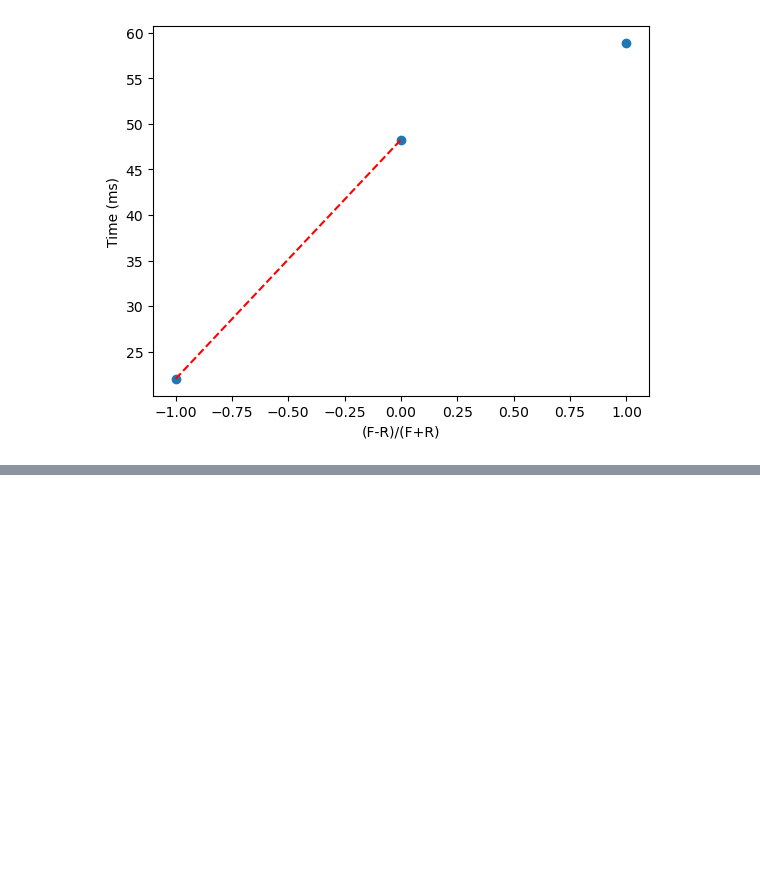
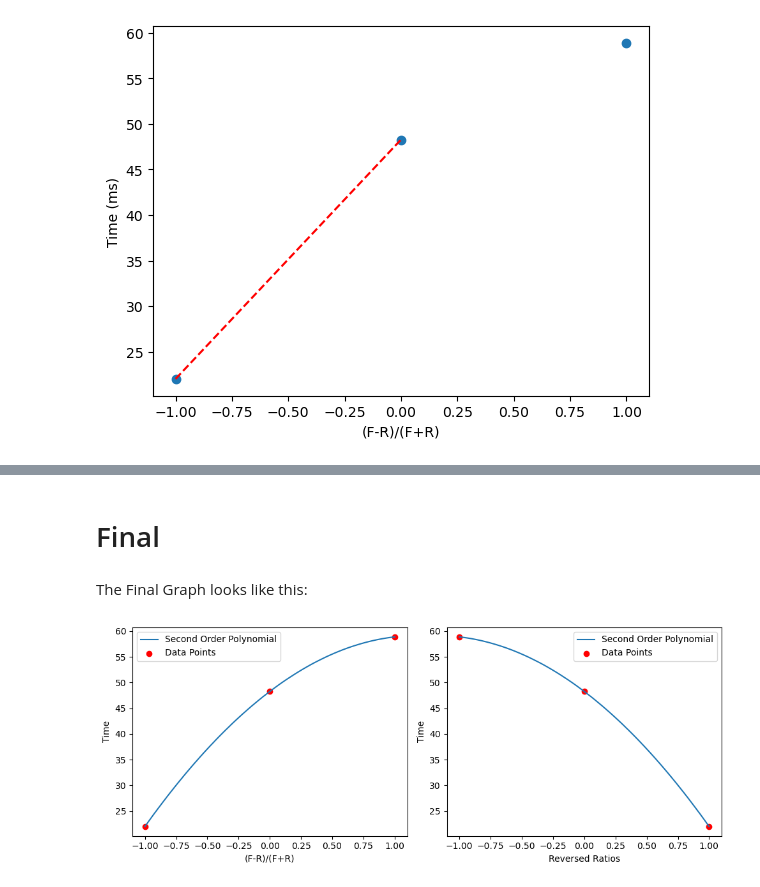
Before and after one commit to RajHarsor/Behavioral-Box-Lever-Task, a Jupyter notebook: Solenoid_Testing/EquationSolenoidLine.ipynb, the cells around one changed output, grey strips where cells are left out. Cells and saved outputs as stored; diff of their text form; code cells hidden in the pictures; blank space fills up the shorter version.

```diff
--- a/Solenoid_Testing/EquationSolenoidLine.ipynb
+++ b/Solenoid_Testing/EquationSolenoidLine.ipynb
@@ -204,0 +287,52 @@ plt.show()
+# %% [markdown]
+# Final
+# %% [markdown]
+The Final Graph looks like this:
+# %%
+x = df_calc['(F-R)/(F+R)']
+y = df_calc['Time']
+
+# Fit the curve to the data using numpy.polyfit
+p = np.polyfit(x, y, 2)
+
+# Define a range of values for (F-R)/(F+R)
+x_range = np.linspace(x.min(), x.max(), 100)
+
+# Evaluate the second order polynomial equation for each value in the range
+y_range = p[0]*x_range**2 + p[1]*x_range + p[2]
+
+# Create a subplot with one row and two columns
+fig, axs = plt.subplots(1, 2, figsize=(10, 4))
+
+# Plot the first graph in the first column
+axs[0].plot(x_range, y_range, label='Second Order Polynomial')
+axs[0].scatter(x, y, color='red', label='Data Points')
+axs[0].set_xlabel('(F-R)/(F+R)')
+axs[0].set_ylabel('Time')
+axs[0].legend()
+
+# Create the second plot
+x = df_calc['reversed_ratios']
+y = df_calc['Time']
+
+# Fit the curve to the data using numpy.polyfit
+p = np.polyfit(x, y, 2)
+
+# Define a range of values for (F-R)/(F+R)
+x_range = np.linspace(x.min(), x.max(), 100)
+
+# Evaluate the second order polynomial equation for each value in the range
+y_range = p[0]*x_range**2 + p[1]*x_range + p[2]
+
+# Plot the curve and the data points in the second column
+axs[1].plot(x_range, y_range, label='Second Order Polynomial')
+axs[1].scatter(x, y, color='red', label='Data Points')
+axs[1].set_xlabel('Reversed Ratios')
+axs[1].set_ylabel('Time')
+axs[1].legend()
+
+# Show the plot
+plt.tight_layout()
+plt.show()
+# %% [output]
+[figure, added]
```
Also changed, not shown: parts of 24 cells of this notebook.
